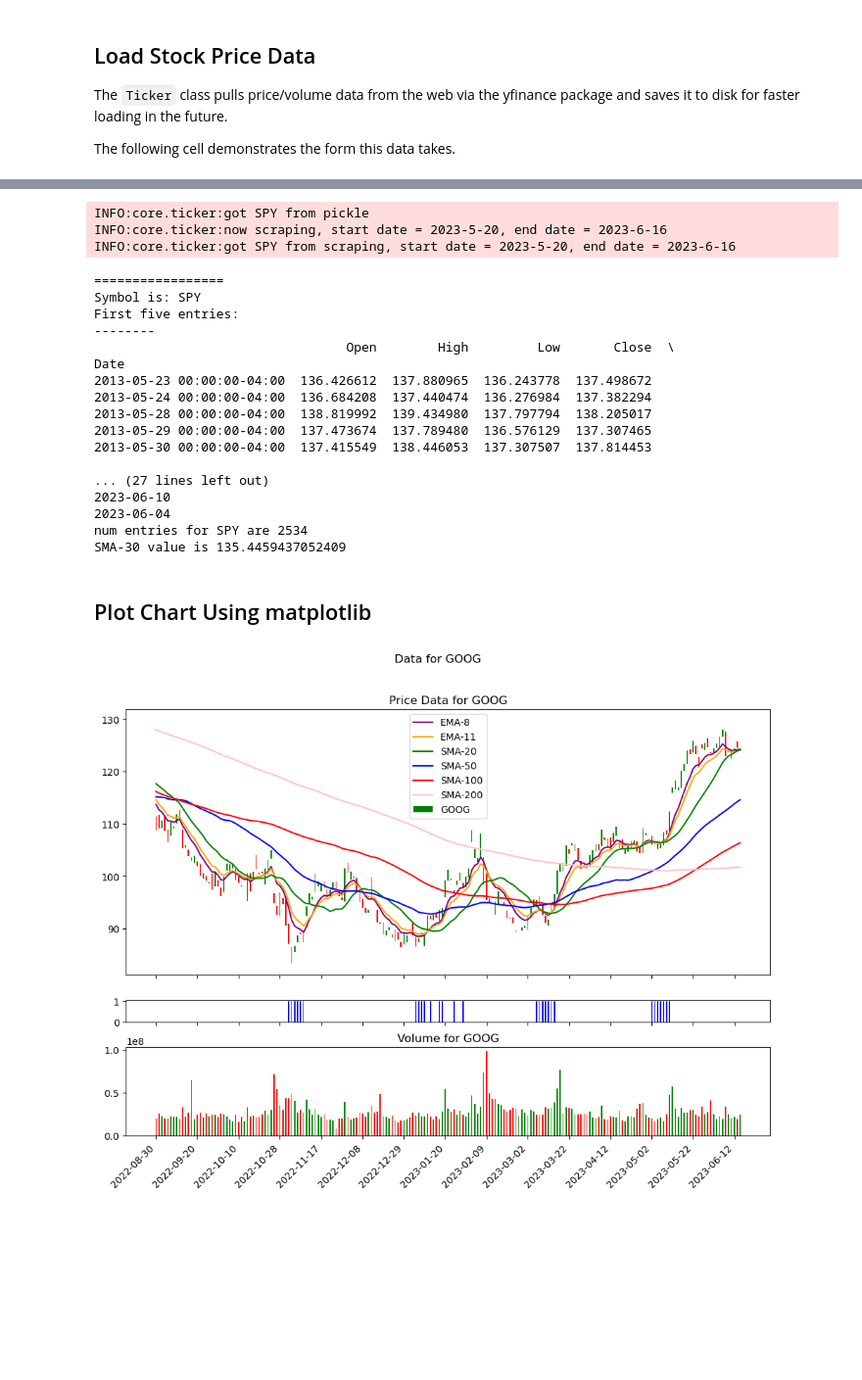
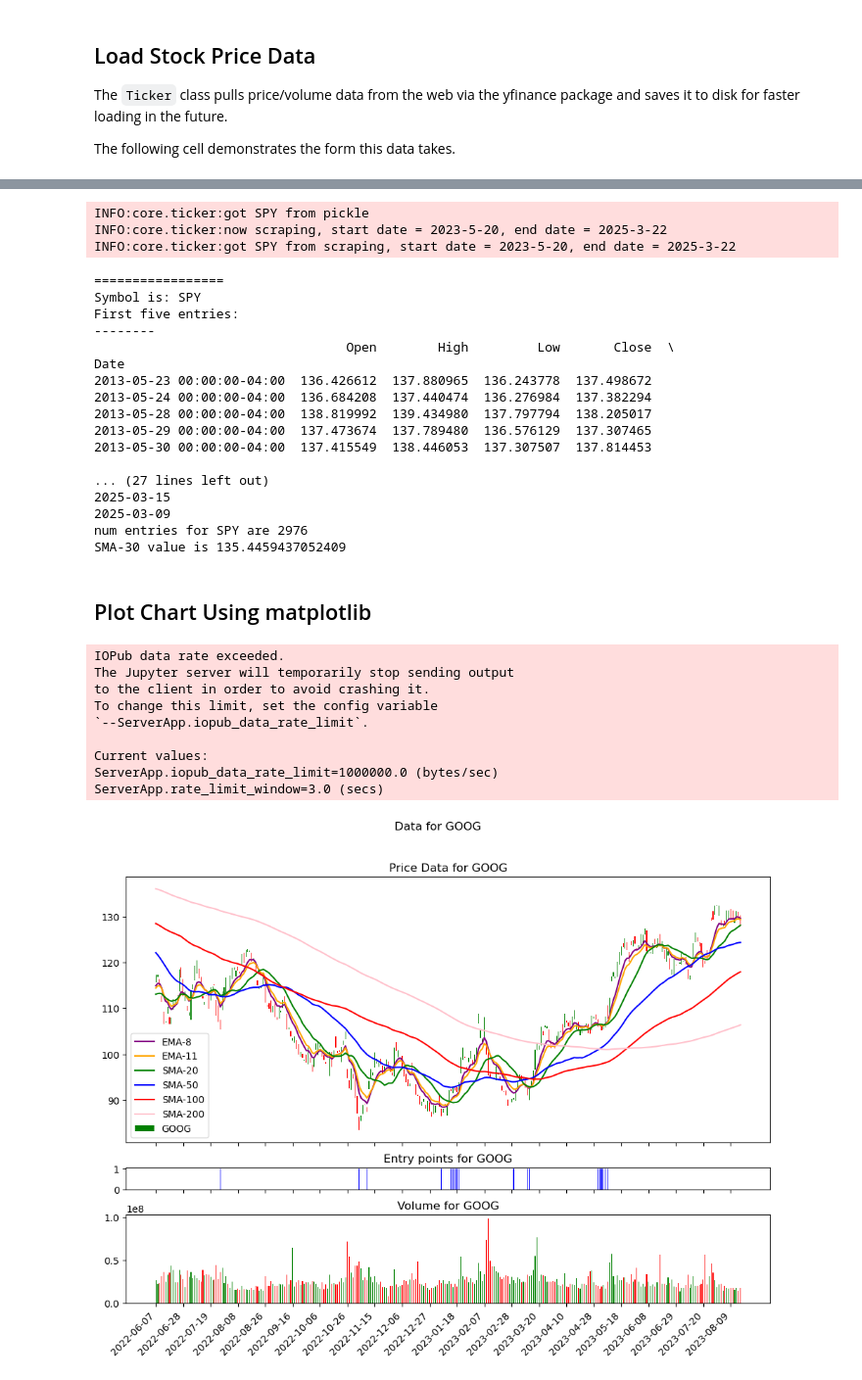
Before and after one commit to BG-RyanM/ml-explorations, a Jupyter notebook: stock-analysis/stock-analysis-foundation.ipynb, the cells around one changed output, grey strips where cells are left out. Shown at 98% size. Drawn from its saved outputs; the diff is of its cells as text; code cells hidden in the pictures; blank space fills up the shorter version.

```diff
--- a/stock-analysis/stock-analysis-foundation.ipynb
+++ b/stock-analysis/stock-analysis-foundation.ipynb
@@ -63,15 +64,16 @@ await ticker_manager.load(["SPY"])
 spy_ticker = ticker_manager.get_ticker("SPY")
 spy_ticker.print_info()
 spy_chart = Chart(spy_ticker)
-spy_chart.add_sma(30)
+indicator_sma_30 = SMAIndicator((30,))
+spy_chart.add_indicator(indicator_sma_30)
 
 print("num entries for SPY are", spy_chart.num_entries)
 spy_df = spy_chart.dataframe
 print("SMA-30 value is", spy_df.iloc[30]["SMA-30"])
 # %% [output]
 INFO:core.ticker:got SPY from pickle
-INFO:core.ticker:now scraping, start date = 2023-5-20, end date = 2023-6-16
-INFO:core.ticker:got SPY from scraping, start date = 2023-5-20, end date = 2023-6-16
+INFO:core.ticker:now scraping, start date = 2023-5-20, end date = 2025-3-22
+INFO:core.ticker:got SPY from scraping, start date = 2023-5-20, end date = 2025-3-22
 =================
 Symbol is: SPY
 First five entries:
@@ -85,22 +87,33 @@ Date
 2013-05-30 00:00:00-04:00  137.415549  138.446053  137.307507  137.814453
 
 ... (27 lines left out)
-2023-06-10
-2023-06-04
-num entries for SPY are 2534
+2025-03-15
+2025-03-09
+num entries for SPY are 2976
 SMA-30 value is 135.4459437052409
 # %% [markdown]
 ## Plot Chart Using matplotlib
 # %%
 my_chart = goog_chart
 my_chart.add_ema(8)
 my_chart.add_ema(11)
 my_chart.add_sma(20)
 my_chart.add_sma(50)
 my_chart.add_sma(100)
 my_chart.add_sma(200)
-my_chart.calculate_long_entry_points(0.05, 0.1, 10)
+my_chart.add_long_entry(1.15, .95, 15)
 mpl_helper = MPLHelper(my_chart)
-mpl_helper.show(-500, -400)
+my_chart_start_idx = -700
+my_chart_end_idx = -400
+mpl_helper.show(my_chart_start_idx, my_chart_end_idx)
 # %% [output]
+IOPub data rate exceeded.
+The Jupyter server will temporarily stop sending output
+to the client in order to avoid crashing it.
+To change this limit, set the config variable
+`--ServerApp.iopub_data_rate_limit`.
+
+Current values:
+ServerApp.iopub_data_rate_limit=1000000.0 (bytes/sec)
+ServerApp.rate_limit_window=3.0 (secs)
-[figure, old version]
+[figure, new version]
```
Also changed, not shown: parts of 3 cells of this notebook, 4 other files.
